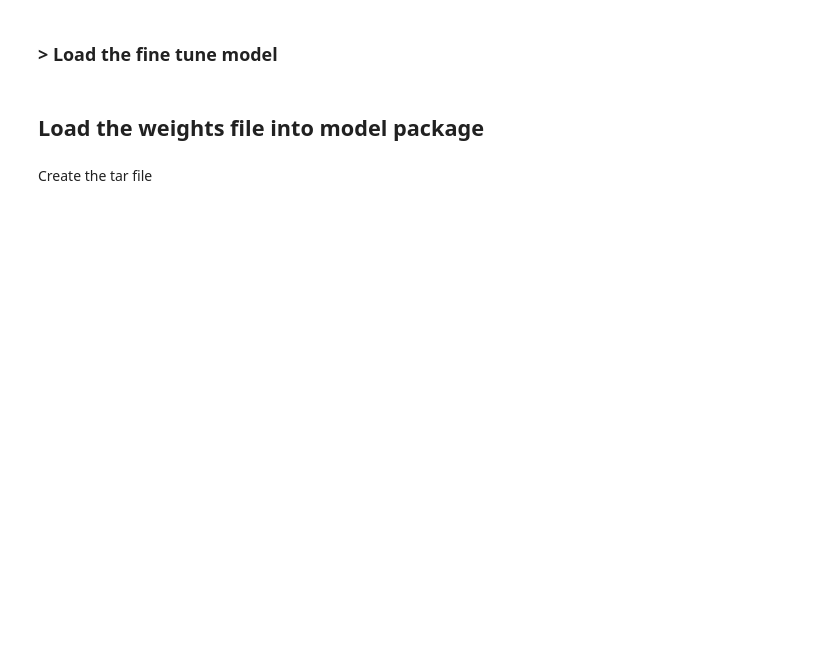
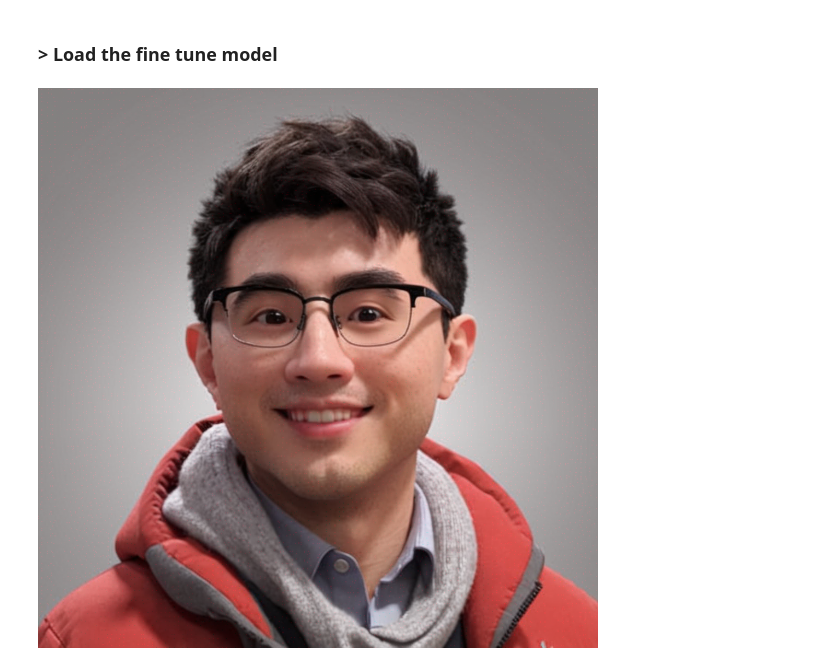
Before and after one commit to jw207427/sdxl-playground, a Jupyter notebook: finetune/sdxl_fine_tune.ipynb, the cells around one changed output. Cells and saved outputs as stored; diff of their text form; code cells hidden in the pictures; blank space fills up the shorter version.

```diff
--- a/finetune/sdxl_fine_tune.ipynb
+++ b/finetune/sdxl_fine_tune.ipynb
@@ -131,25 +214,25 @@ pipeline.load_lora_weights(
     adapter_name="jingswu"
 )
 # %%
-subject_prompt = """photo of <<TOK>>, epic front portrait, with glasses, zoom in, suit and tie, young and handsome, symmetry, blured background, futuristic cityscape"""
+prompt = """photo of <<TOK>>, with glasses, cute modern disney style, Pixar 3d portrait, ultra detailed, gorgeous, 3d zbrush, trending on dribbble, 8k render"""
 
-subject_negative_prompt = """ugly, tiling, poorly drawn hands, poorly drawn feet, poorly drawn face, out of frame, extra limbs, disfigured, deformed, body out of frame, blurry, bad anatomy, blurred,
+negative_prompt = """ugly, tiling, poorly drawn hands, poorly drawn feet, poorly drawn face, out of frame, extra limbs, disfigured, deformed, body out of frame, blurry, bad anatomy, blurred,
 watermark, grainy, signature, cut off, draft, amateur, multiple, gross, weird, uneven, furnishing, decorating, decoration, furniture, text, poor, low, basic, worst, juvenile,
 unprofessional, failure, crayon, oil, label, thousand hands"""
 # %%
 import random
 
 seed = random.randint(0, 100000)
 generator = torch.Generator(device).manual_seed(seed)
 base_image = pipeline(
-    prompt=subject_prompt,
-    negative_prompt=subject_negative_prompt,
+    prompt=prompt,
+    negative_prompt=negative_prompt,
     num_inference_steps=50,
     generator=generator,
     height=1024,
     width=1024,
     output_type="pil",
 ).images[0]
 base_image
+# %% [output]
+[figure, added]
-# %% [markdown]
-## Load the weights file into model package
@@ -189,2 +238,0 @@ shutil.copy(lora_weights, dest_dir)
-# %% [markdown]
-Create the tar file
```
Also changed, not shown: parts of 28 cells of this notebook, 4 other files.
